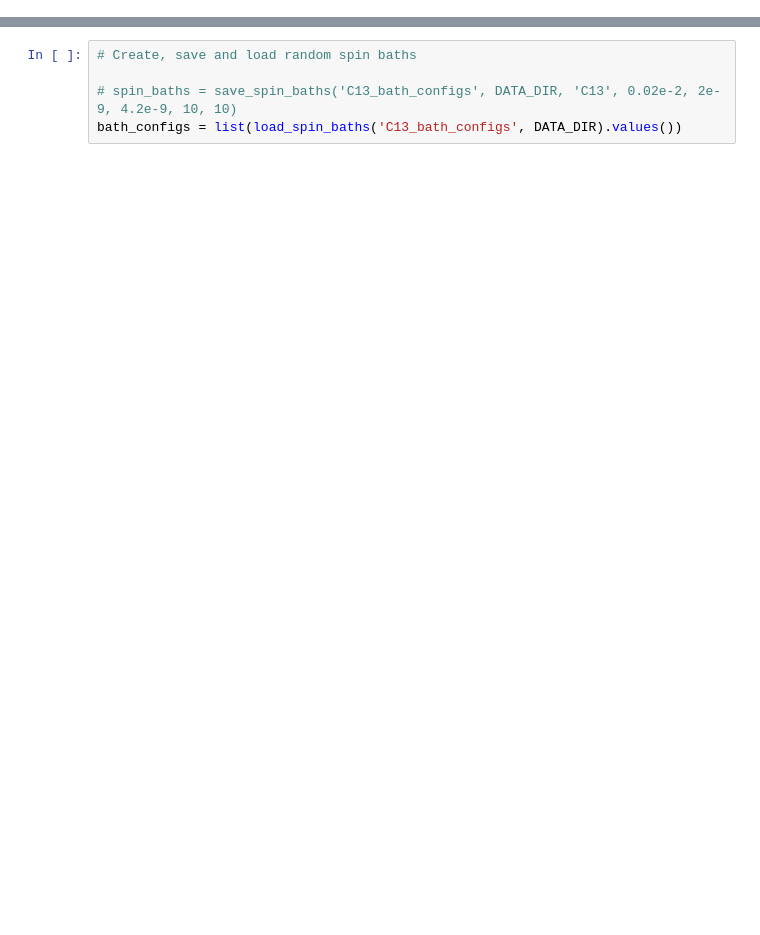
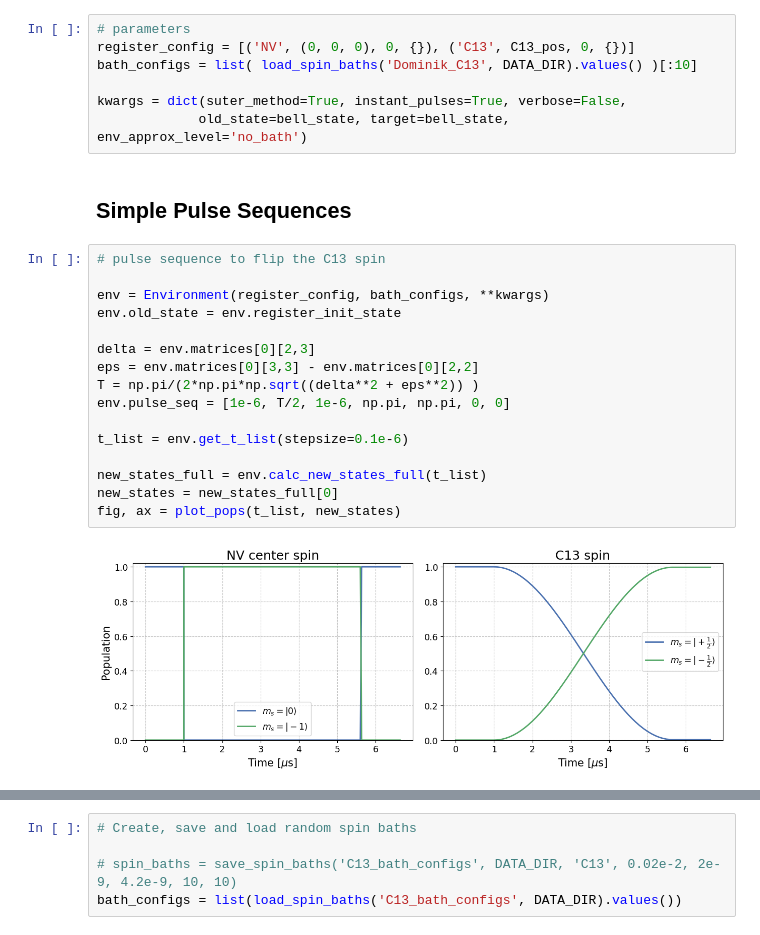
Before and after one commit to dehe1011/NVcenter, a Jupyter notebook: development/demonstration.ipynb, the cells around one changed output, grey strips where cells are left out. Saved outputs shown, nothing was run; the diff lists cells and outputs as text; blank space fills up the shorter version.

```diff
--- a/development/demonstration.ipynb
+++ b/development/demonstration.ipynb
@@ -11,0 +55,27 @@ from NVcenter import *
+# %%
+# parameters
+register_config = [('NV', (0, 0, 0), 0, {}), ('C13', C13_pos, 0, {})]
+bath_configs = list( load_spin_baths('Dominik_C13', DATA_DIR).values() )[:10]
+
+kwargs = dict(suter_method=True, instant_pulses=True, verbose=False,
+             old_state=bell_state, target=bell_state, env_approx_level='no_bath')
+# %% [markdown]
+## Simple Pulse Sequences
+# %%
+# pulse sequence to flip the C13 spin
+
+env = Environment(register_config, bath_configs, **kwargs)
+env.old_state = env.register_init_state
+
+delta = env.matrices[0][2,3]
+eps = env.matrices[0][3,3] - env.matrices[0][2,2]
+T = np.pi/(2*np.pi*np.sqrt((delta**2 + eps**2)) )
+env.pulse_seq = [1e-6, T/2, 1e-6, np.pi, np.pi, 0, 0]
+
+t_list = env.get_t_list(stepsize=0.1e-6)
+
+new_states_full = env.calc_new_states_full(t_list)
+new_states = new_states_full[0]
+fig, ax = plot_pops(t_list, new_states)
+# %% [output]
+[figure, added]
```
Also changed, not shown: parts of 19 cells of this notebook, 23 other files.
